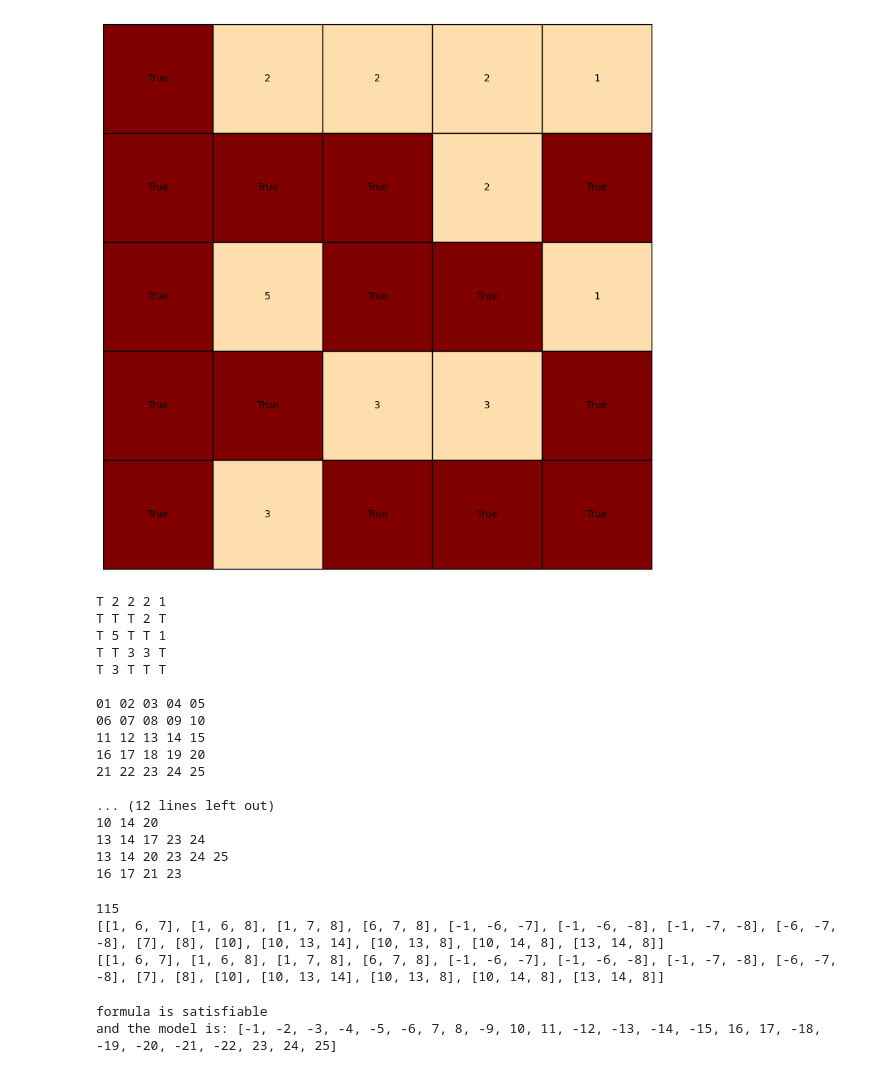
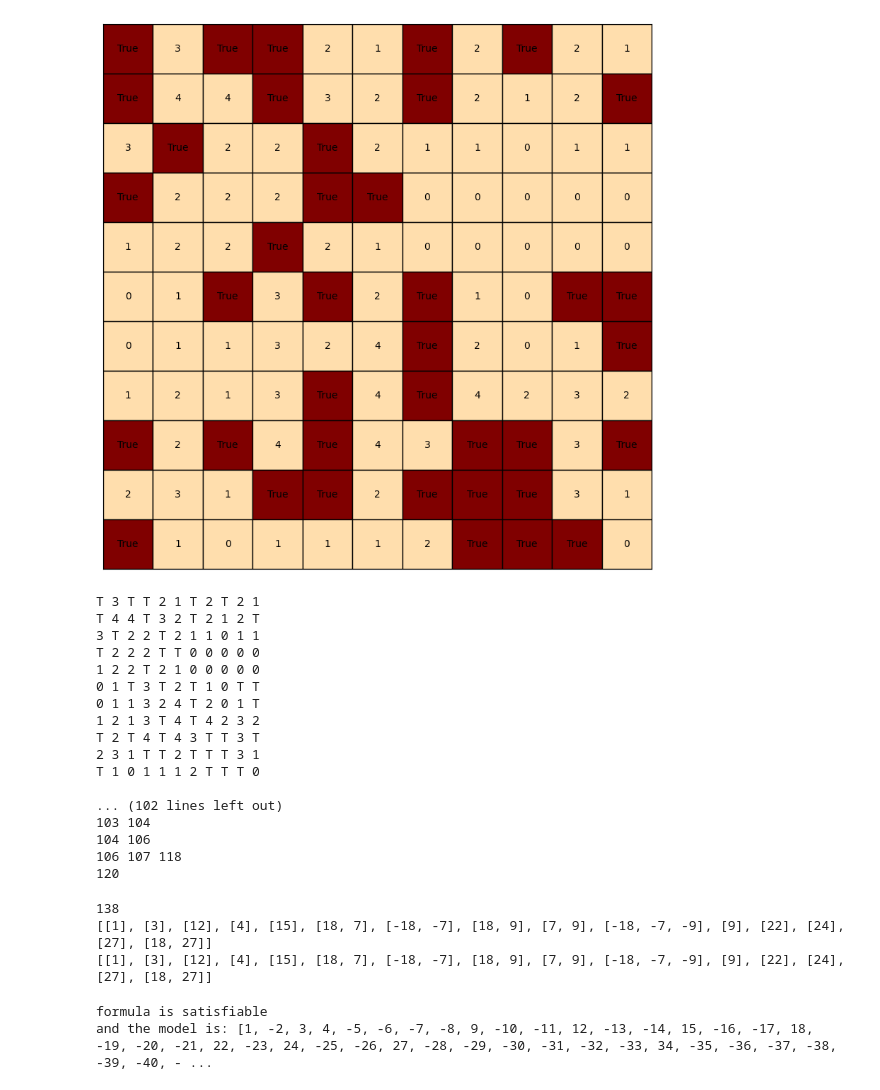
Before and after one commit to BAoD1nH/AI_Project_Gem-Hunter_HCMUS, a Jupyter notebook: CNF.ipynb, the cells around one changed output. Saved outputs shown, nothing was run; the diff lists cells and outputs as text; code cells hidden in the pictures.

```diff
--- a/CNF.ipynb
+++ b/CNF.ipynb
@@ -102,35 +102,35 @@ class Map():
         for i in range(0, self.size):
                 for j in range(0, self.size):
                         if (self.map_array[i][j].value == True):
                             color = "maroon"
                         elif (self.map_array[i][j].value == False):
                             color = "rosybrown"
                         else:
                             color = "navajowhite"
                         rect = plt.Rectangle((j, i), 1, 1, facecolor=color, edgecolor="black")
                         ax.add_patch(rect)
                         # Ghi giá trị vào ô vuông
                         ax.text(j + 0.5, i + 0.5, (self.map_array[i][j].value), ha="center", va="center", fontsize=10)
 
         # Loại bỏ các trục số
         ax.set_xticks([])
         ax.set_yticks([])
 
         # Cài đặt giới hạn trục
         ax.set_xlim(0, self.size)
         ax.set_ylim(self.size, 0)
 
         # Hiển thị ma trận
         plt.show()
 
-file_path = "/content/drive/MyDrive/Colab Notebooks/map/5x5/5x5.txt"
+file_path = "/content/drive/MyDrive/Colab Notebooks/map/11x11/11x11.txt"
 map = Map(file_path)
 #map.readFile(file_path)
 
 map.printMap()
 #print(map.map_array[0][0].UnrevealedTiles)
 # %% [output]
-[figure, old version]
+[figure, new version]
 # %%
 for row in map.map_array:
     for cell in row:
@@ -152,28 +152,28 @@ for row in map.map_array:
 print()
 for row in map.map_array:
     for cell in row:
-        if (len(cell.trap_or_gem_list) > 0):
+        if (cell.value != True) and (cell.value != False):
             for i in cell.trap_or_gem_list:
                 print(i, end=' ')
             print()
 # %% [output]
-T 2 2 2 1
-T T T 2 T
-T 5 T T 1
-T T 3 3 T
-T 3 T T T
+T 3 T T 2 1 T 2 T 2 1
+T 4 4 T 3 2 T 2 1 2 T
+3 T 2 2 T 2 1 1 0 1 1
+T 2 2 2 T T 0 0 0 0 0
+1 2 2 T 2 1 0 0 0 0 0
+0 1 T 3 T 2 T 1 0 T T
+0 1 1 3 2 4 T 2 0 1 T
+1 2 1 3 T 4 T 4 2 3 2
+T 2 T 4 T 4 3 T T 3 T
+2 3 1 T T 2 T T T 3 1
+T 1 0 1 1 1 2 T T T 0
 
-01 02 03 04 05
-06 07 08 09 10
-11 12 13 14 15
-16 17 18 19 20
-21 22 23 24 25
-
-... (12 lines left out)
-10 14 20
-13 14 17 23 24
-13 14 20 23 24 25
-16 17 21 23
+... (102 lines left out)
+103 104
+104 106
+106 107 118
+120
 # %%
 def distribute_traps(TrapOrGem, NumOfTrap):
     #This function is used to create a list of list of int
@@ -205,7 +205,7 @@ def simplify_clause(all_trap_or_gem):
     if len(all_trap_or_gem) == 0:
         return all_trap_or_gem
     elif len(all_trap_or_gem) == 1:
-        return [[x] for x in all_trap_or_gem[0]]    #Convert Or to And
+        return [[x] for x in all_trap_or_gem[0]]    #Convert to And relation as there is only 1 option
 
     #Preparation
     variables = ''
@@ -217,9 +217,9 @@ def simplify_clause(all_trap_or_gem):
 
     var = symbols(variables)        #var is a tuple of variable name
 
-    Or_list = []                    #Between list is Or relation
+    Or_list = []                   #Between list is Or relation
     for arr in all_trap_or_gem:
-        And_list = []               #Between list element is And relation
+        And_list = []                #Between list element is And relation
         for i in range(len(arr)):
             if arr[i] > 0:
                 And_list.append(var[i])     #Add trap
@@ -229,7 +229,7 @@ def simplify_clause(all_trap_or_gem):
 
     #Simplify
     expr = Or(*Or_list)
-    simplified_expr = simplify_logic(expr)
+    simplified_expr = simplify_logic(expr, form='cnf')  #Form='cnf' ensure the relation ship of clauses after simplify is always And
 
     #Convert simplified_expr to list of list of int
     clauses = simplified_expr.args
@@ -255,6 +255,8 @@ def generateCNF(map_array):
             if (map_array[i][j].value != False) and (map_array[i][j].value != True):
                 num_of_trap = int(map_array[i][j].value)                        #Number of positive int in trap_or_gem_list
                 all_trap_or_gem = distribute_traps(map_array[i][j].trap_or_gem_list, num_of_trap)   #At this step, relation between list element is an And and between 2 list is Or
+                if (len(all_trap_or_gem) == 0):
+                    continue
                 #print(all_trap_or_gem)
                 clauses = simplify_clause(all_trap_or_gem)                      #At this step, the logic expression above is simplified, relation between list element is Or and between 2 list is And
                 #print(clauses)
@@ -278,16 +280,18 @@ print(len(cnf.clauses))
 print(cnf.clauses[0:15])
 print(cnf_list[0:15])
 # %% [output]
-115
-[[1, 6, 7], [1, 6, 8], [1, 7, 8], [6, 7, 8], [-1, -6, -7], [-1, -6, -8], [-1, -7, -8], [-6, -7, -8], [7], [8], [10], [10, 13, 14], [10, 13, 8], [10, 14, 8], [13, 14, 8]]
-[[1, 6, 7], [1, 6, 8], [1, 7, 8], [6, 7, 8], [-1, -6, -7], [-1, -6, -8], [-1, -7, -8], [-6, -7, -8], [7], [8], [10], [10, 13, 14], [10, 13, 8], [10, 14, 8], [13, 14, 8]]
+138
+[[1], [3], [12], [4], [15], [18, 7], [-18, -7], [18, 9], [7, 9], [-18, -7, -9], [9], [22], [24], [27], [18, 27]]
+[[1], [3], [12], [4], [15], [18, 7], [-18, -7], [18, 9], [7, 9], [-18, -7, -9], [9], [22], [24], [27], [18, 27]]
 # %%
+model = None
 with Solver(bootstrap_with=cnf) as solver:
-    # 1.1 call the solver for this formula:
+    # 1 call the solver for this formula:
     print('formula is', f'{"s" if solver.solve() else "uns"}atisfiable')
 
-    # 1.2 the formula is satisfiable and so has a model:
-    print('and the model is:', solver.get_model())
+    model = solver.get_model()
+    # 2 the formula is satisfiable and so has a model:
+    print('and the model is:', model)
 # %% [output]
 formula is satisfiable
-and the model is: [-1, -2, -3, -4, -5, -6, 7, 8, -9, 10, 11, -12, -13, -14, -15, 16, 17, -18, -19, -20, -21, -22, 23, 24, 25]
+and the model is: [1, -2, 3, 4, -5, -6, -7, -8, 9, -10, -11, 12, -13, -14, 15, -16, -17, 18, -19, -20, -21, 22, -23, 24, -25, -26, 27, -28, -29, -30, -31, -32, -33, 34, -35, -36, -37, -38, -39, -40, - ...
```
Also changed, not shown: parts of 3 cells of this notebook.
